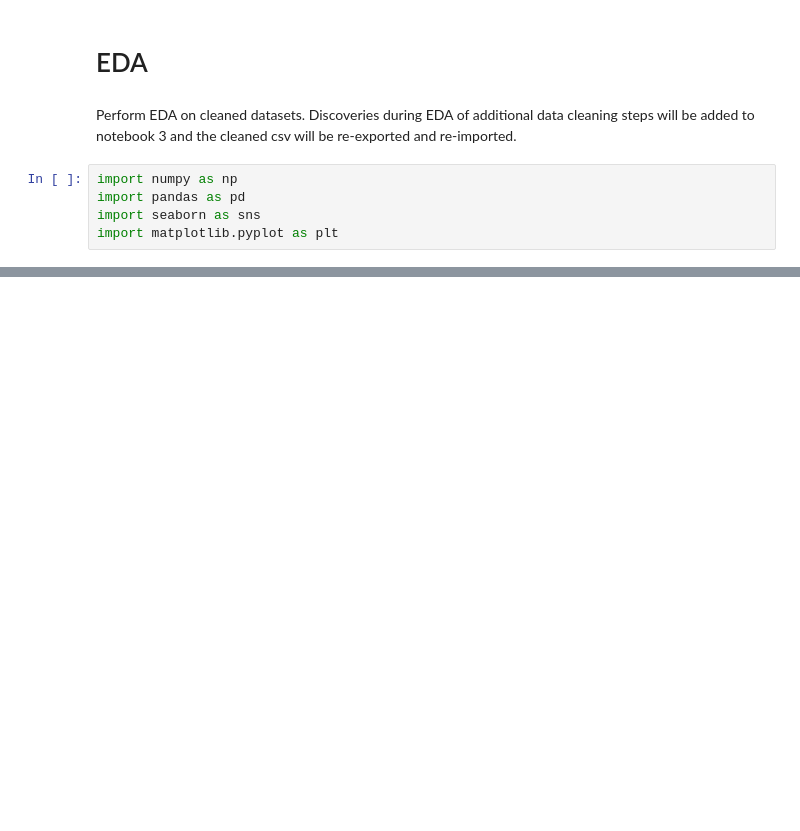
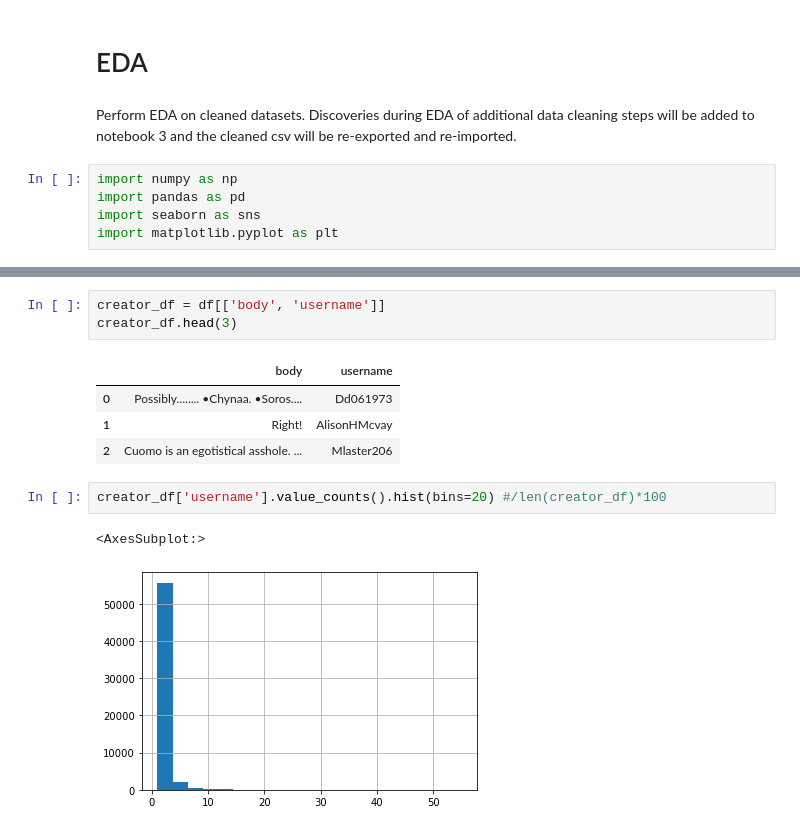
Before and after one commit to cassidycm/parler-ideologies, a Jupyter notebook: 04_EDA.ipynb, the cells around one changed output, grey strips where cells are left out. Drawn from its saved outputs; the diff is of its cells as text; blank space fills up the shorter version.

```diff
--- a/04_EDA.ipynb
+++ b/04_EDA.ipynb
@@ -18,0 +50,13 @@ for i in numeric_cols:
+# %%
+creator_df = df[['body', 'username']]
+creator_df.head(3)
+# %% [output]
+|  | body | username |
+| 0 | Possibly........ •Chynaa. •Soros.... | Dd061973 |
+| 1 | Right! | AlisonHMcvay |
+| 2 | Cuomo is an egotistical asshole. ... | Mlaster206 |
+# %%
+creator_df['username'].value_counts().hist(bins=20) #/len(creator_df)*100
+# %% [output]
+<AxesSubplot:>
+[figure, added]
```
Also changed, not shown: parts of 10 cells of this notebook, 7 other files.
